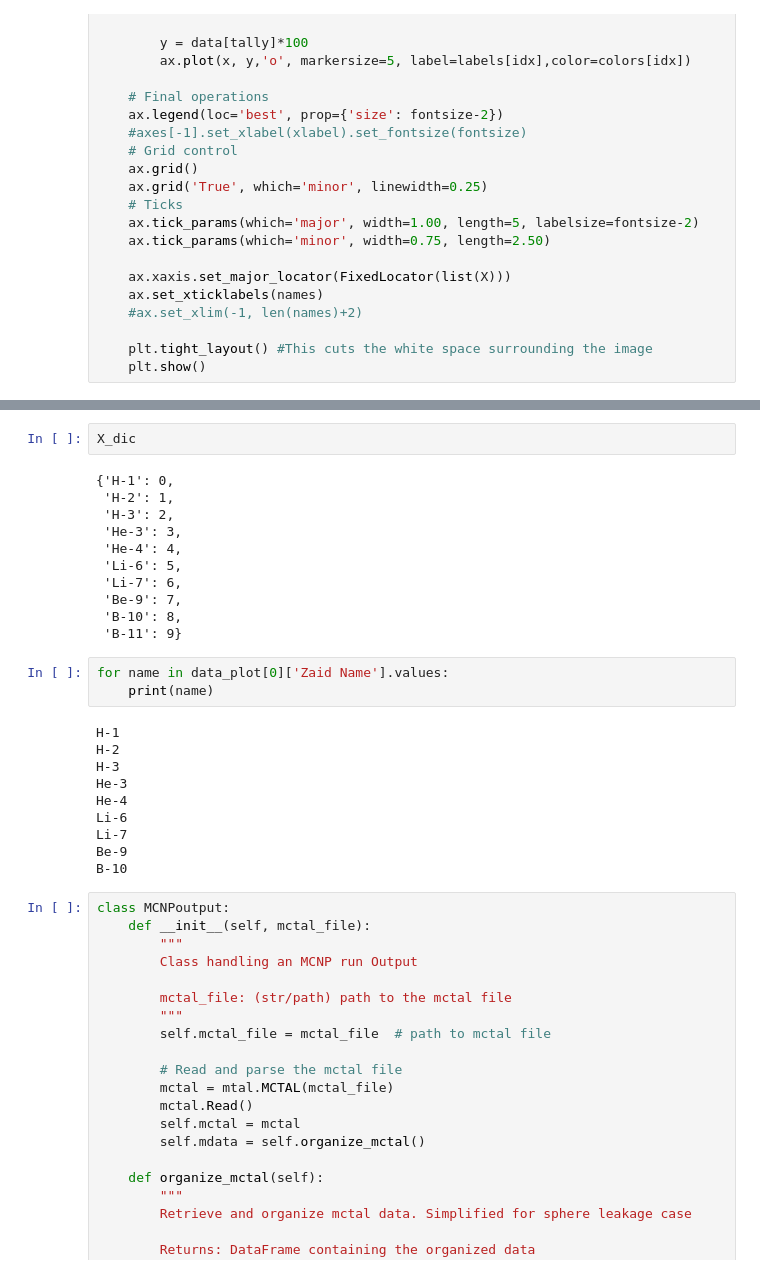
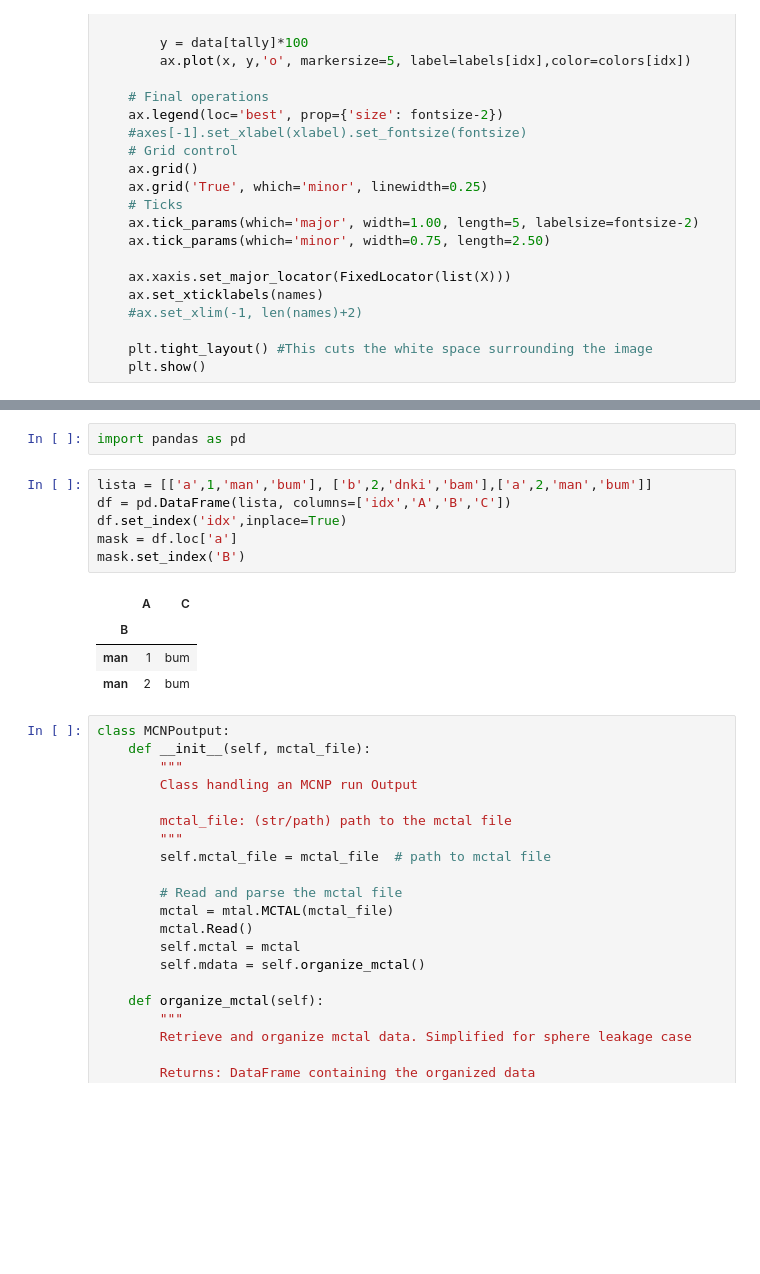
Before and after one commit to JADE-V-V/JADE, a Jupyter notebook: Untitled.ipynb, the cells around one changed output, grey strips where cells are left out. Cells and saved outputs as stored; diff of their text form; blank space fills up the shorter version.

```diff
--- a/Untitled.ipynb
+++ b/Untitled.ipynb
@@ -347,29 +332,16 @@ zaid_plot(tally, data_plot, labels)
-# %%
-X_dic
-# %% [output]
-{'H-1': 0,
- 'H-2': 1,
- 'H-3': 2,
- 'He-3': 3,
- 'He-4': 4,
- 'Li-6': 5,
- 'Li-7': 6,
- 'Be-9': 7,
- 'B-10': 8,
- 'B-11': 9}
-# %%
-for name in data_plot[0]['Zaid Name'].values:
-    print(name)
-# %% [output]
-H-1
-H-2
-H-3
-He-3
-He-4
-Li-6
-Li-7
-Be-9
-B-10
+# %%
+import pandas as pd
+# %%
+lista = [['a',1,'man','bum'], ['b',2,'dnki','bam'],['a',2,'man','bum']]
+df = pd.DataFrame(lista, columns=['idx','A','B','C'])
+df.set_index('idx',inplace=True)
+mask = df.loc['a']
+mask.set_index('B')
+# %% [output]
+|  | A | C |
+| B |  |  |
+| man | 1 | bum |
+| man | 2 | bum |
 # %%
 class MCNPoutput:
     def __init__(self, mctal_file):
```
Also changed, not shown: parts of 6 cells of this notebook, 6 other files.
